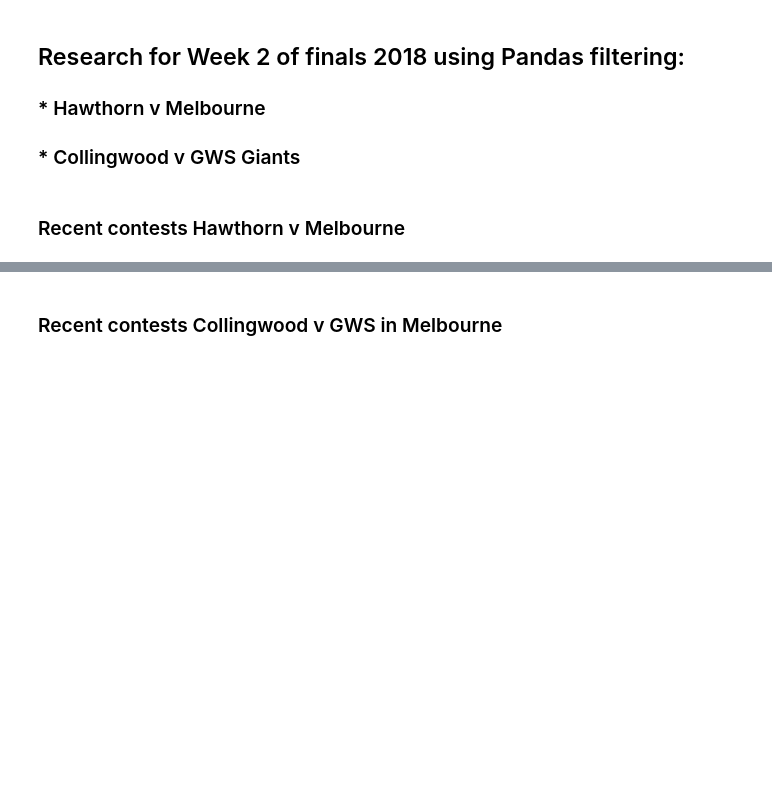
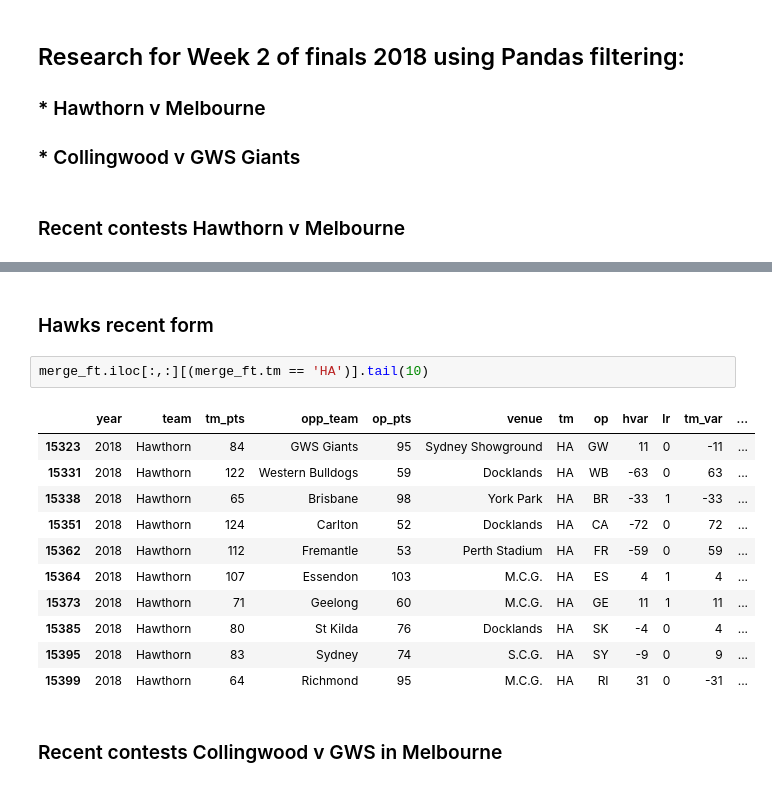
Before and after one commit to stevegabriel1/afl_explore, a Jupyter notebook: afl_prev_2018_finals1.ipynb, the cells around one changed output, grey strips where cells are left out. Cells and saved outputs as stored; diff of their text form; blank space fills up the shorter version.

Commit message:
added haw mel recent games filter

```diff
--- a/afl_prev_2018_finals1.ipynb
+++ b/afl_prev_2018_finals1.ipynb
@@ -667,6 +669,22 @@ merge_ft.iloc[:,:][(merge_ft.tm == 'ME') & (merge_ft.op == 'HA')].tail(4)
 | 14951 | 2016 | Melbourne | 110 | Hawthorn | 81 | M.C.G. | ME | HA | 29 | 1 | 29 | ... |
 | 15055 | 2017 | Melbourne | 91 | Hawthorn | 94 | M.C.G. | ME | HA | -3 | 1 | -3 | ... |
 | 15235 | 2018 | Melbourne | 48 | Hawthorn | 115 | M.C.G. | ME | HA | 67 | 0 | -67 | ... |
+# %% [markdown]
+### Hawks recent form
+# %%
+merge_ft.iloc[:,:][(merge_ft.tm == 'HA')].tail(10)
+# %% [output]
+|  | year | team | tm_pts | opp_team | op_pts | venue | tm | op | hvar | lr | tm_var | ... |
+| 15323 | 2018 | Hawthorn | 84 | GWS Giants | 95 | Sydney Showground | HA | GW | 11 | 0 | -11 | ... |
+| 15331 | 2018 | Hawthorn | 122 | Western Bulldogs | 59 | Docklands | HA | WB | -63 | 0 | 63 | ... |
+| 15338 | 2018 | Hawthorn | 65 | Brisbane | 98 | York Park | HA | BR | -33 | 1 | -33 | ... |
+| 15351 | 2018 | Hawthorn | 124 | Carlton | 52 | Docklands | HA | CA | -72 | 0 | 72 | ... |
+| 15362 | 2018 | Hawthorn | 112 | Fremantle | 53 | Perth Stadium | HA | FR | -59 | 0 | 59 | ... |
+| 15364 | 2018 | Hawthorn | 107 | Essendon | 103 | M.C.G. | HA | ES | 4 | 1 | 4 | ... |
+| 15373 | 2018 | Hawthorn | 71 | Geelong | 60 | M.C.G. | HA | GE | 11 | 1 | 11 | ... |
+| 15385 | 2018 | Hawthorn | 80 | St Kilda | 76 | Docklands | HA | SK | -4 | 0 | 4 | ... |
+| 15395 | 2018 | Hawthorn | 83 | Sydney | 74 | S.C.G. | HA | SY | -9 | 0 | 9 | ... |
+| 15399 | 2018 | Hawthorn | 64 | Richmond | 95 | M.C.G. | HA | RI | 31 | 0 | -31 | ... |
 # %% [markdown]
 ### Recent contests Collingwood v GWS in Melbourne
 # %%
```
Also changed, not shown: parts of 1 cell of this notebook.
